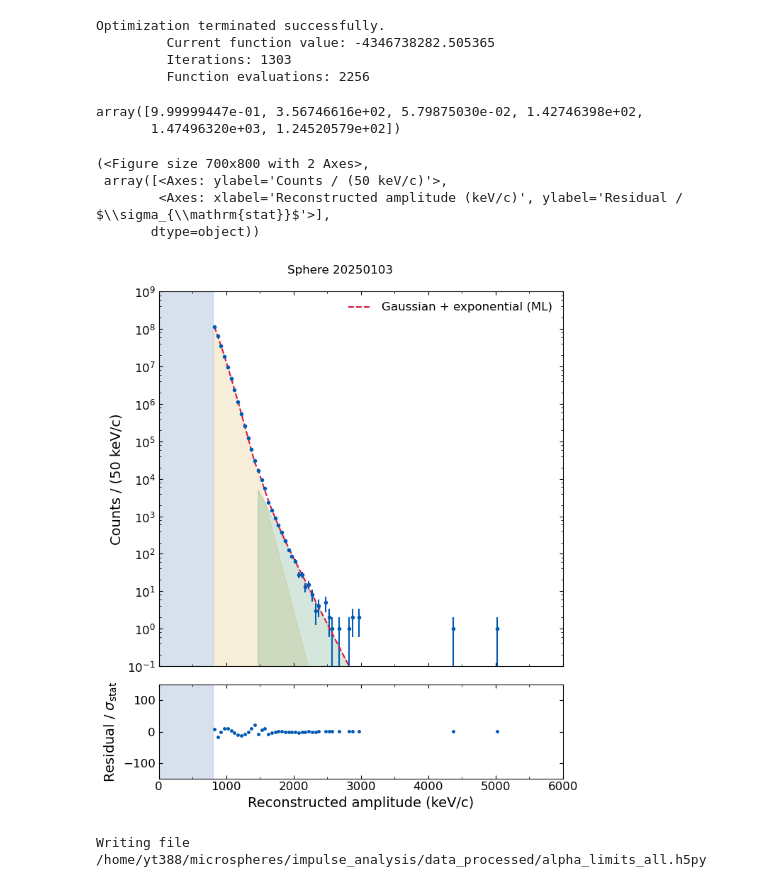
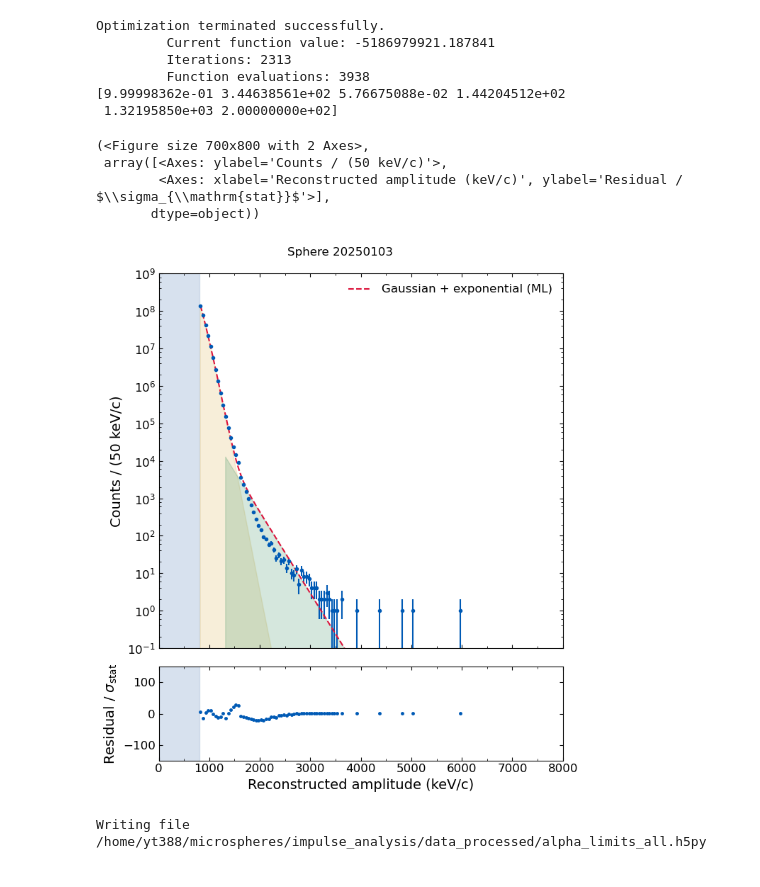
Before and after one commit to yuhants/dm_nanospheres, a Jupyter notebook: analysis_notebooks/sphere_20250103_dm_analysis.ipynb, the cells around one changed output. Cells and saved outputs as stored; diff of their text form; code cells hidden in the pictures.

Commit message:
new likelihood fit

```diff
--- a/analysis_notebooks/sphere_20250103_dm_analysis.ipynb
+++ b/analysis_notebooks/sphere_20250103_dm_analysis.ipynb
@@ -18,8 +20,8 @@ importlib.reload(utils)
 # %%
-data_dir = '/home/yt388/microspheres/impulse_analysis/data_processed'
+data_dir = '/home/yt388/microspheres/dm_nanospheres/data_processed'
 
 # file = '/Users/yuhan/work/nanospheres/data/dm_data_processed/sphere_20250103/sphere_20250103_recon_all.h5py'
-file = f'{data_dir}/sphere_20250103_recon_all.h5py'
+file = f'{data_dir}/sphere_data/sphere_20250103_recon_all.h5py'
 with h5py.File(file, 'r') as fout:
     g = fout['recon_data_all']
     hist = g['hist'][:]
@@ -35,7 +37,7 @@ with h5py.File(file, 'r') as fout:
     fout.close()
 
 # file = '/Users/yuhan/work/nanospheres/data/pulse_calibration_processed/sphere_20250103_calibration_all.h5py'
-file = f'{data_dir}/sphere_20250103_calibration_all.h5py'
+file = f'{data_dir}/sphere_data/sphere_20250103_calibration_all.h5py'
 with h5py.File(file, 'r') as fout:
     g = fout['calibration_data_processed']
     eff_coefs = g['sig_efficiency_fit_params'][:]
@@ -106,39 +201,38 @@ def nll(alpha, mu, m, n, b, xi, bc, hist, eff_coefs=None):
 # %%
 from scipy.optimize import minimize
 
 ntot = np.sum(hist)
 args = (bc, hist, None)
-res = minimize(fun=lambda x: nll(*x, *args), x0=[0.999999068, 378, 5.6e-2, 142, 1414, 140],
+res = minimize(fun=lambda x: nll(*x, *args),
                method='Nelder-Mead',
-               bounds=[(0.99, 1), (0, 500), (0, 0.1), (100, 300), (1000, 1500), (90, 160)],
+               x0=[0.999999, 500, 0.06, 140, 1400, 350],
+               bounds=[(0.9999, 1), (0, 1000), (0, 0.1), (130, 180), (1200, 1800), (200, 400)],
+
+               # x0=[0.999999, 350, 200, 1.3, 1900, 310],
+               # bounds=[(0.9999, 1), (0, 500), (150, 300), (1, 1.8), (1500, 2000), (200, 400)],
+
                options={'disp' : True,
                         'maxiter': 10000,
                         'maxfev': 10000,
                         'adaptive': True,
                         'fatol': 0.0001,
                         }
                )
 
-# res = minimize(fun=lambda x: nll(*x, *args), x0=[0.999999, 200, 5e-2, 180, 1400, 120],
-#                method='COBYQA',
-#                bounds=[(0.99, 1), (0, 500), (0, 0.1), (100, 300), (1000, 1600), (90, 160)],
-#                tol=1e-6,
-#                options={'disp' : True,
-#                         'maxiter': 10000,
-#                         'maxfev': 10000,
-#                         'scale': True,
-#                         }
-#                )
-
 param_nodm = res.x
 nll_nodm   = res.fun
+
+print(res.x)
+plot_likelihood_fit(bc, hist, res.x)
 # %% [output]
 Optimization terminated successfully.
-         Current function value: -4346738282.505365
-         Iterations: 1303
-         Function evaluations: 2256
+         Current function value: -5186979921.187841
+         Iterations: 2313
+         Function evaluations: 3938
+[9.99998362e-01 3.44638561e+02 5.76675088e-02 1.44204512e+02
+ 1.32195850e+03 2.00000000e+02]
+(<Figure size 700x800 with 2 Axes>,
+ array([<Axes: ylabel='Counts / (50 keV/c)'>,
+        <Axes: xlabel='Reconstructed amplitude (keV/c)', ylabel='Residual / $\\sigma_{\\mathrm{stat}}$'>],
+       dtype=object))
+[figure, added]
-# %%
-res.x
-# %% [output]
-array([9.99999447e-01, 3.56746616e+02, 5.79875030e-02, 1.42746398e+02,
-       1.47496320e+03, 1.24520579e+02])
@@ -203,11 +239,3 @@ def plot_likelihood_fit(bc, hist, res_x):
-# %%
-plot_likelihood_fit(bc, hist, res.x)
-# %% [output]
-(<Figure size 700x800 with 2 Axes>,
- array([<Axes: ylabel='Counts / (50 keV/c)'>,
-        <Axes: xlabel='Reconstructed amplitude (keV/c)', ylabel='Residual / $\\sigma_{\\mathrm{stat}}$'>],
-       dtype=object))
-[figure, removed]
 # %%
 def smooth_nlls(alpha_list, nlls):
     _res, _alpha = nlls, alpha_list
```
Also changed, not shown: parts of 5 cells of this notebook.
